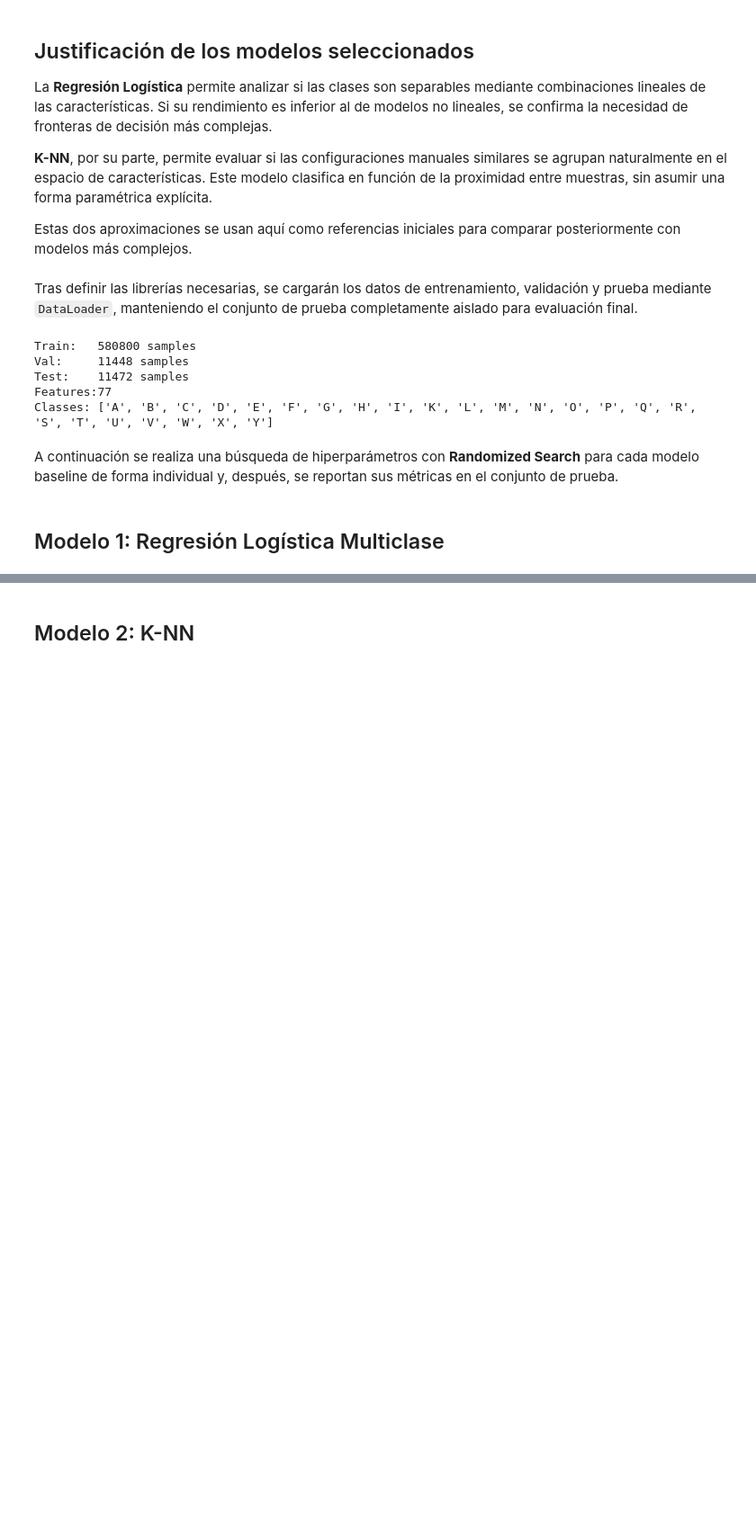
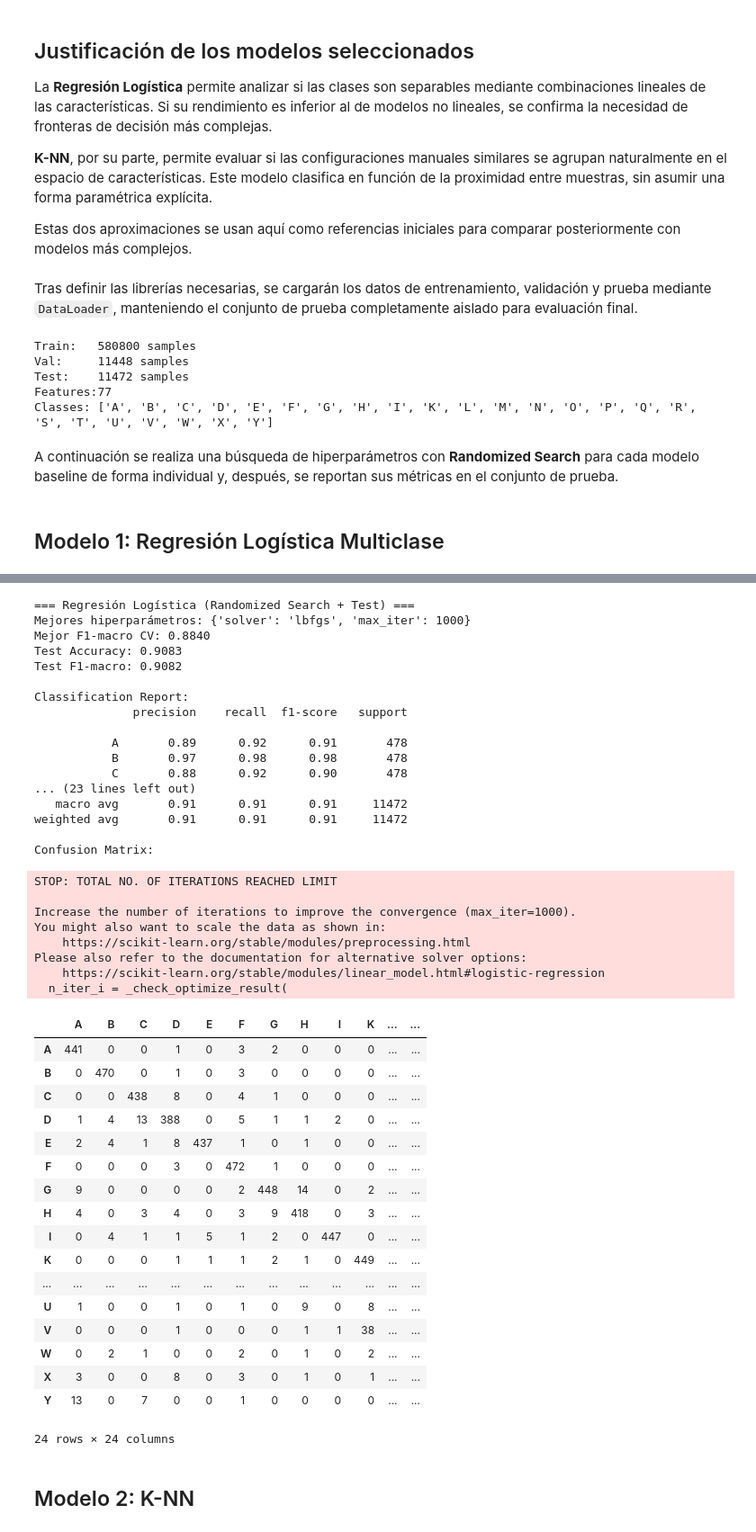
Before and after one commit to MarcosRM02/SignCapture-ModelTests, a Jupyter notebook: notebooks/baseline.ipynb, the cells around one changed output, grey strips where cells are left out. Shown at 90% size. Saved outputs shown, nothing was run; the diff lists cells and outputs as text; code cells hidden in the pictures; blank space fills up the shorter version.

```diff
--- a/notebooks/baseline.ipynb
+++ b/notebooks/baseline.ipynb
@@ -62,7 +62,7 @@ logistic_param_dist = {
 logistic_search = RandomizedSearchCV(
     estimator=LogisticRegression(random_state=SEED),
     param_distributions=logistic_param_dist,
-    n_iter=10,
+    n_iter=1,
     scoring="f1_macro",
     cv=5,
     n_jobs=-1,
@@ -103,6 +104,49 @@ You might also want to scale the data as shown in:
     https://scikit-learn.org/stable/modules/preprocessing.html
 Please also refer to the documentation for alternative solver options:
     https://scikit-learn.org/stable/modules/linear_model.html#logistic-regression
   n_iter_i = _check_optimize_result(
+=== Regresión Logística (Randomized Search + Test) ===
+Mejores hiperparámetros: {'solver': 'lbfgs', 'max_iter': 1000}
+Mejor F1-macro CV: 0.8840
+Test Accuracy: 0.9083
+Test F1-macro: 0.9082
+
+Classification Report:
+              precision    recall  f1-score   support
+
+           A       0.89      0.92      0.91       478
+           B       0.97      0.98      0.98       478
+           C       0.88      0.92      0.90       478
+... (23 lines left out)
+   macro avg       0.91      0.91      0.91     11472
+weighted avg       0.91      0.91      0.91     11472
+
+Confusion Matrix:
+STOP: TOTAL NO. OF ITERATIONS REACHED LIMIT
+
+Increase the number of iterations to improve the convergence (max_iter=1000).
+You might also want to scale the data as shown in:
+    https://scikit-learn.org/stable/modules/preprocessing.html
+Please also refer to the documentation for alternative solver options:
+    https://scikit-learn.org/stable/modules/linear_model.html#logistic-regression
+  n_iter_i = _check_optimize_result(
+|  | A | B | C | D | E | F | G | H | I | K | ... | ... |
+| A | 441 | 0 | 0 | 1 | 0 | 3 | 2 | 0 | 0 | 0 | ... | ... |
+| B | 0 | 470 | 0 | 1 | 0 | 3 | 0 | 0 | 0 | 0 | ... | ... |
+| C | 0 | 0 | 438 | 8 | 0 | 4 | 1 | 0 | 0 | 0 | ... | ... |
+| D | 1 | 4 | 13 | 388 | 0 | 5 | 1 | 1 | 2 | 0 | ... | ... |
+| E | 2 | 4 | 1 | 8 | 437 | 1 | 0 | 1 | 0 | 0 | ... | ... |
+| F | 0 | 0 | 0 | 3 | 0 | 472 | 1 | 0 | 0 | 0 | ... | ... |
+| G | 9 | 0 | 0 | 0 | 0 | 2 | 448 | 14 | 0 | 2 | ... | ... |
+| H | 4 | 0 | 3 | 4 | 0 | 3 | 9 | 418 | 0 | 3 | ... | ... |
+| I | 0 | 4 | 1 | 1 | 5 | 1 | 2 | 0 | 447 | 0 | ... | ... |
+| K | 0 | 0 | 0 | 1 | 1 | 1 | 2 | 1 | 0 | 449 | ... | ... |
+| ... | ... | ... | ... | ... | ... | ... | ... | ... | ... | ... | ... | ... |
+| U | 1 | 0 | 0 | 1 | 0 | 1 | 0 | 9 | 0 | 8 | ... | ... |
+| V | 0 | 0 | 0 | 1 | 0 | 0 | 0 | 1 | 1 | 38 | ... | ... |
+| W | 0 | 2 | 1 | 0 | 0 | 2 | 0 | 1 | 0 | 2 | ... | ... |
+| X | 3 | 0 | 0 | 8 | 0 | 3 | 0 | 1 | 0 | 1 | ... | ... |
+| Y | 13 | 0 | 7 | 0 | 0 | 1 | 0 | 0 | 0 | 0 | ... | ... |
+24 rows × 24 columns
 # %% [markdown]
 ## Modelo 2: K-NN
```
Also changed, not shown: parts of 3 cells of this notebook.
